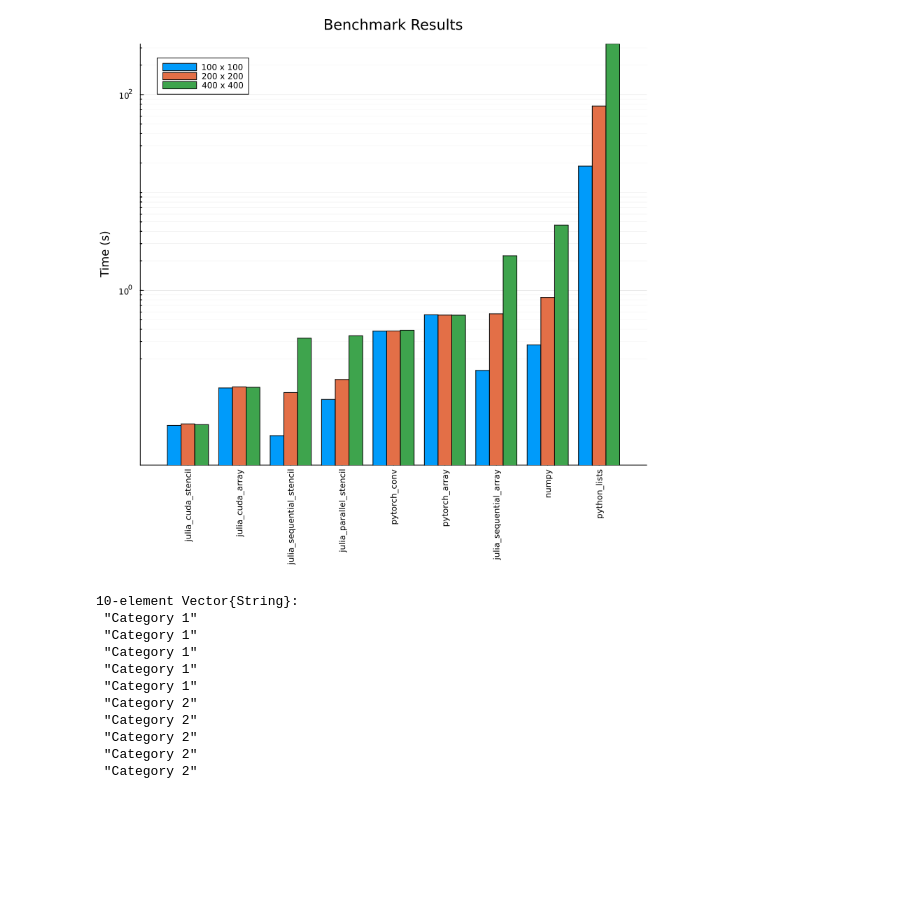
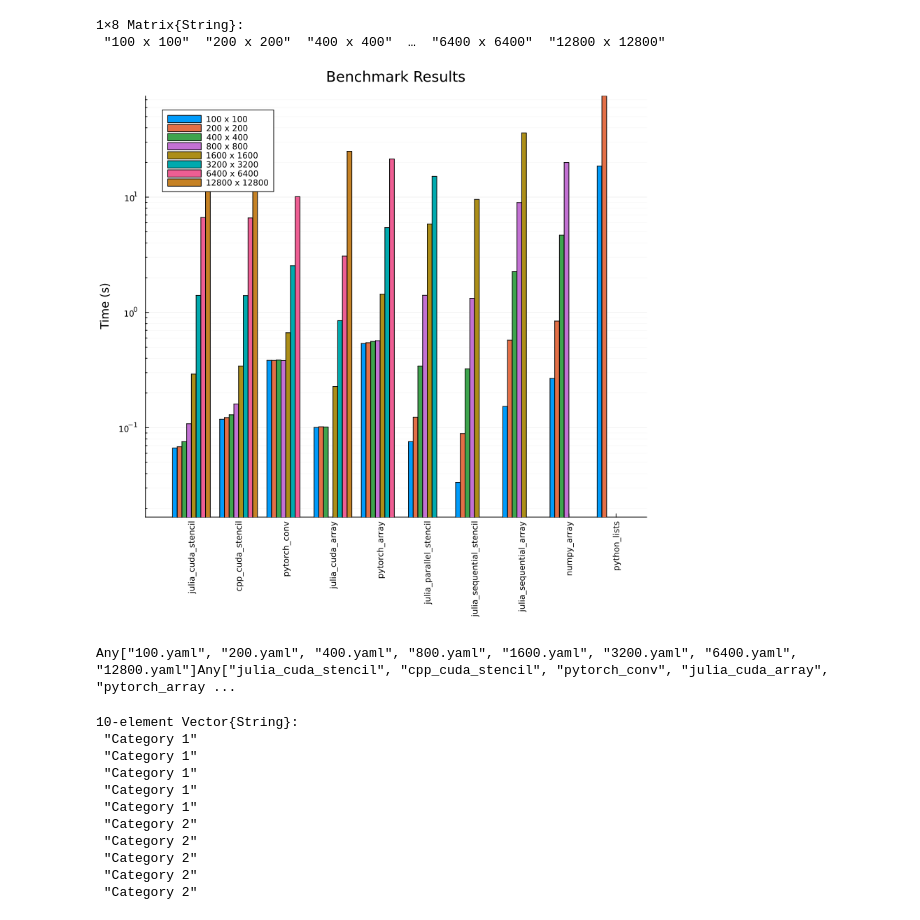
Before and after one commit to peteole/julia-2d-heat-equation, a Jupyter notebook: plot_benchmarks.ipynb, the cells around one changed output. Drawn from its saved outputs; the diff is of its cells as text; code cells hidden in the pictures; blank space fills up the shorter version.

Commit message:
update benchmark results

```diff
--- a/plot_benchmarks.ipynb
+++ b/plot_benchmarks.ipynb
@@ -1,37 +1,50 @@
 # %%
 using Plots
 using StatsPlots
 using YAML
+using Statistics
 benchmarks = YAML.load_file("benchmark_results.yaml")
-num_implementations = length(first(values(benchmarks)))
 num_setups = length(keys(benchmarks))
-implementation_names = collect(keys(first(values(benchmarks))))
-benchmark_names = sort(collect(keys(benchmarks)))
-max_time_by_implementation = [maximum([benchmarks[b][i]["time"]["median"] for b in benchmark_names]) for i in implementation_names]
+benchmark_names = sort(collect(keys(benchmarks)), by= x->parse(Int, first(split(x, "."))))
+print(benchmark_names)
+implementation_names = collect(keys(benchmarks[first(benchmark_names)]))
+max_time_by_implementation = [median([haskey(benchmarks[b],i) ? benchmarks[b][i]["time"]["median"] : Inf for b in benchmark_names]) for i in implementation_names]
 sort_permutation = sortperm(max_time_by_implementation)
 implementation_names = collect(implementation_names[sort_permutation])
+print(implementation_names)
+num_implementations = length(implementation_names)
 medians = zeros(num_implementations, num_setups)
 
 
 for (i, benchmark_name) in enumerate(benchmark_names)
     benchmark = benchmarks[benchmark_name]
     for (j, implementation_name) in enumerate(implementation_names)
+        if !haskey(benchmark, implementation_name)
+            medians[j, i] = Inf
+            continue
+        end
         implementation = benchmark[implementation_name]
         time = implementation["time"]["median"]
         medians[j, i] = time
     end
 end
 min_time = minimum(medians)
 max_time= maximum(medians)
 benchmark_labels =["$(first(split(b, "."))) x $(first(split(b, ".")))" for b in benchmark_names]
+display(hcat(benchmark_labels...))
 
-p=groupedbar(medians, yscale=:log10, group=repeat(benchmark_labels, inner=num_implementations),
+p=groupedbar(medians, yscale=:log10,
     xticks=(eachindex(implementation_names), implementation_names), xrotation=90, ylims=(min_time*0.5, max_time),
-    size=(800, 800), yminorgrid=true, xgrid=false, ylabel="Time (s)", title="Benchmark Results")
+    size=(800, 800), yminorgrid=true, xgrid=false, ylabel="Time (s)", title="Benchmark Results",
+    label=hcat(benchmark_labels...)
+    )
 savefig(p, "benchmark_results.png")
 display(p)
 # %% [output]
+1×8 Matrix{String}:
+ "100 x 100"  "200 x 200"  "400 x 400"  …  "6400 x 6400"  "12800 x 12800"
-[figure, old version]
+[figure, new version]
+Any["100.yaml", "200.yaml", "400.yaml", "800.yaml", "1600.yaml", "3200.yaml", "6400.yaml", "12800.yaml"]Any["julia_cuda_stencil", "cpp_cuda_stencil", "pytorch_conv", "julia_cuda_array", "pytorch_array ...
 # %%
 repeat(["Category 1", "Category 2"], inner = 5)
 # %% [output]
```
Also changed, not shown: 1 other file.
